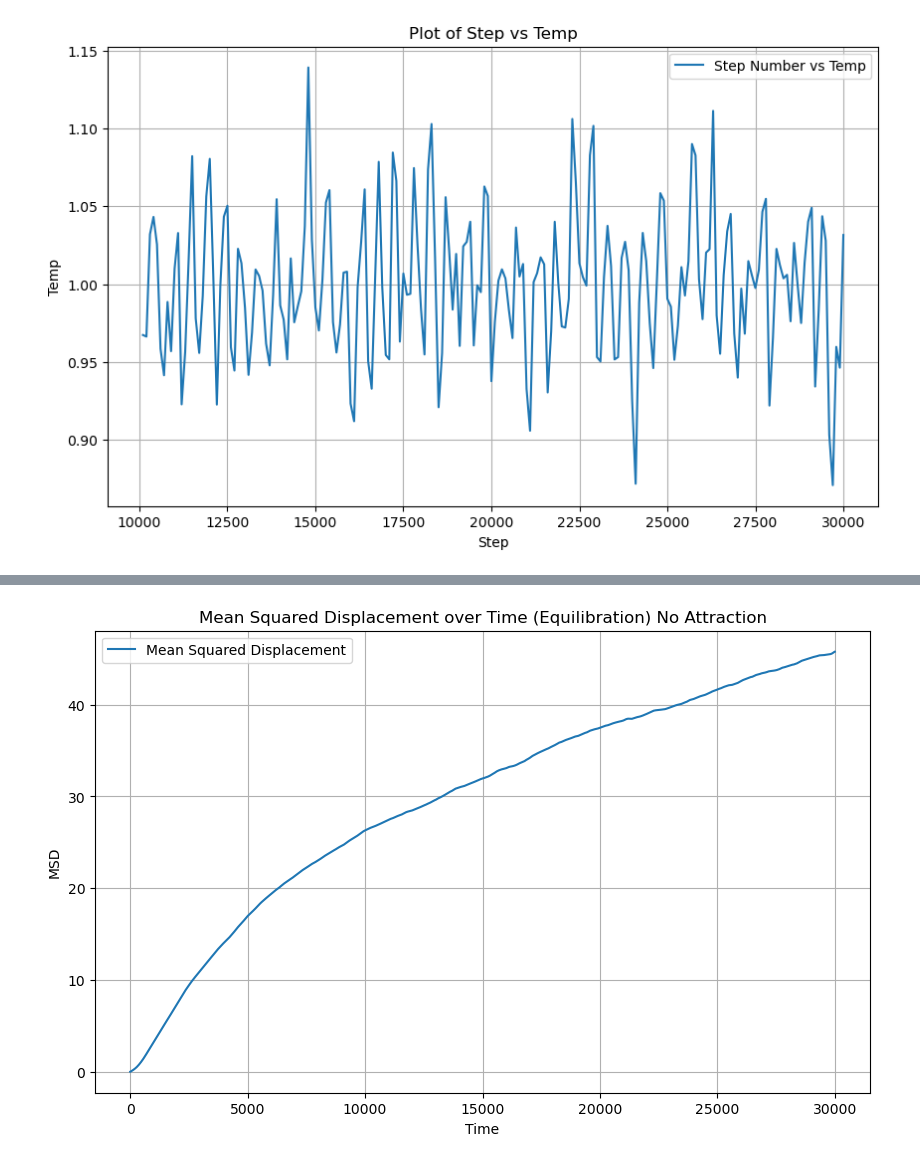
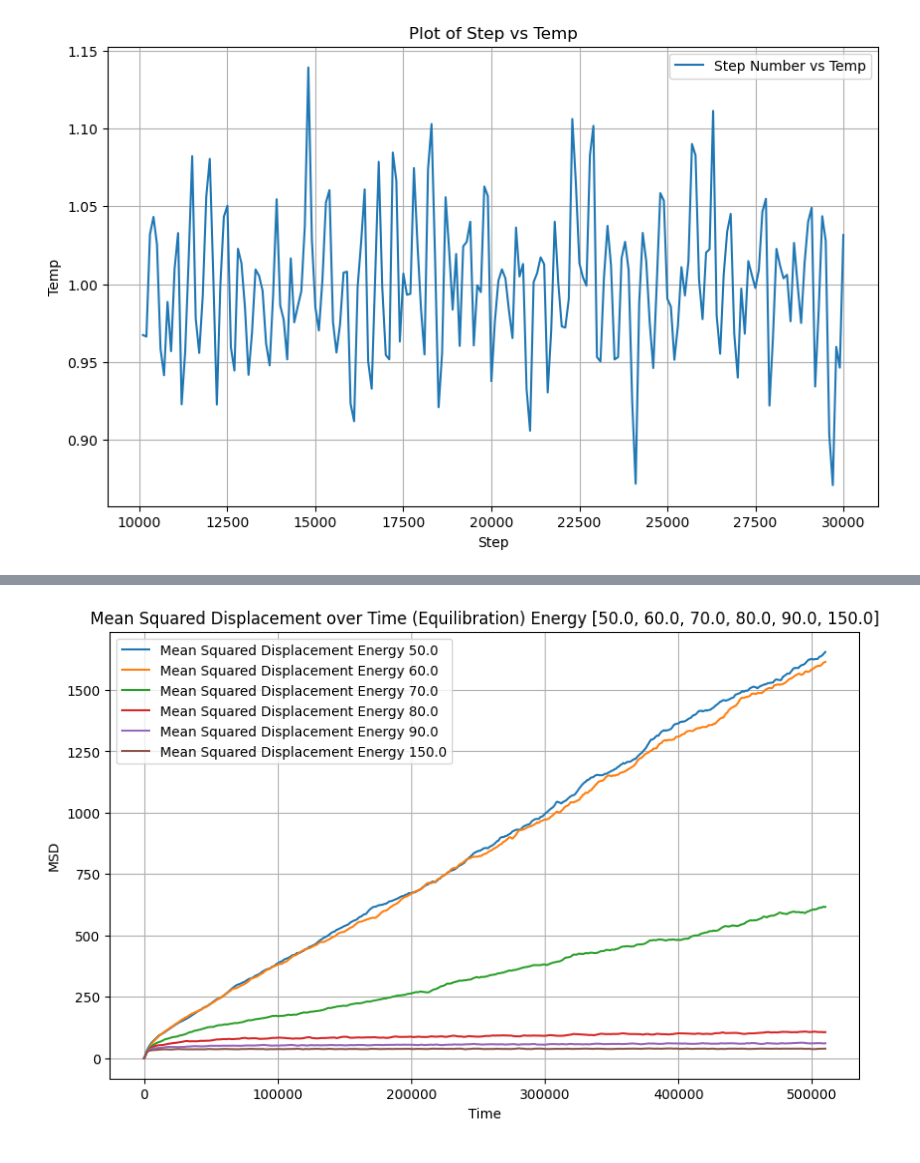
Before and after one commit to anotherbeaver/amine_polymers, a Jupyter notebook: logs/analyze_logs.ipynb, the cells around one changed output, grey strips where cells are left out. Saved outputs shown, nothing was run; the diff lists cells and outputs as text; code cells hidden in the pictures.

```diff
--- a/logs/analyze_logs.ipynb
+++ b/logs/analyze_logs.ipynb
@@ -46,5 +77,5 @@ plt.show()
 # %%
-file = 'logs/msd_vector_equil.dat'
+file = 'logs/msd_vector_equil_C.dat'
 data_C = np.loadtxt(file, skiprows=2)  # skip the header row
 file = 'logs/msd_vector_equil_no_attraction.dat'
 data_no_attraction = np.loadtxt(file, skiprows=2)
@@ -99,15 +144,25 @@ plt.show()
 # %%
-file = 'logs/msd_vector_equil.dat'
-data = np.loadtxt(file, skiprows=2)  # skip the header row
+import numpy as np
+import matplotlib.pyplot as plt
 
-plt.figure(figsize=(10, 6))
-plt.plot(data[:, 0], data[:, 1], label='Mean Squared Displacement')
-plt.xlabel('Time')
-plt.ylabel('MSD')
-plt.title('Mean Squared Displacement over Time (Equilibration) No Attraction')
-plt.legend()
-plt.grid()
-plt.show()
+energies = [0.0, 3.0, 5.0, 10.0, 20.0, 50.0, 100.0]
+energies = [50.0, 60.0, 70.0, 80.0, 90.0, 150.0]
+# energies = [0.0, 10., 100.0]
+def plot_energy_msd(energies):
+    plt.figure(figsize=(10, 6))
+    for energy in energies:
+        file = f'logs/energy_{int(energy)}.0.dat'
+        data = np.loadtxt(file, skiprows=2)  # skip the header row
+
+        plt.plot(data[:, 0], data[:, 1], label=f'Mean Squared Displacement Energy {energy}')
+    plt.xlabel('Time')
+    plt.ylabel('MSD')
+    plt.title(f'Mean Squared Displacement over Time (Equilibration) Energy {energies}')
+    plt.legend()
+    plt.grid()
+    plt.show()
+
+plot_energy_msd(energies)
 # %% [output]
-[figure, old version]
+[figure, new version]
 # %%
```
Also changed, not shown: parts of 10 cells of this notebook, 3 other files.
